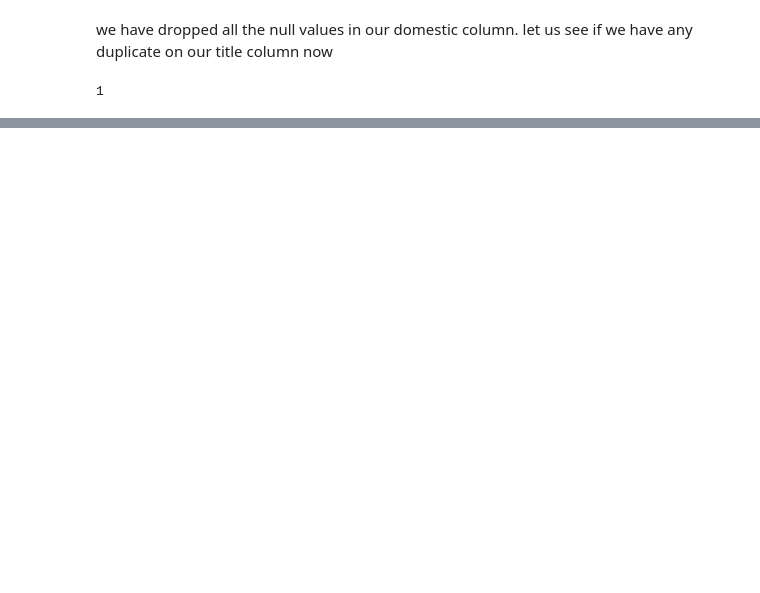
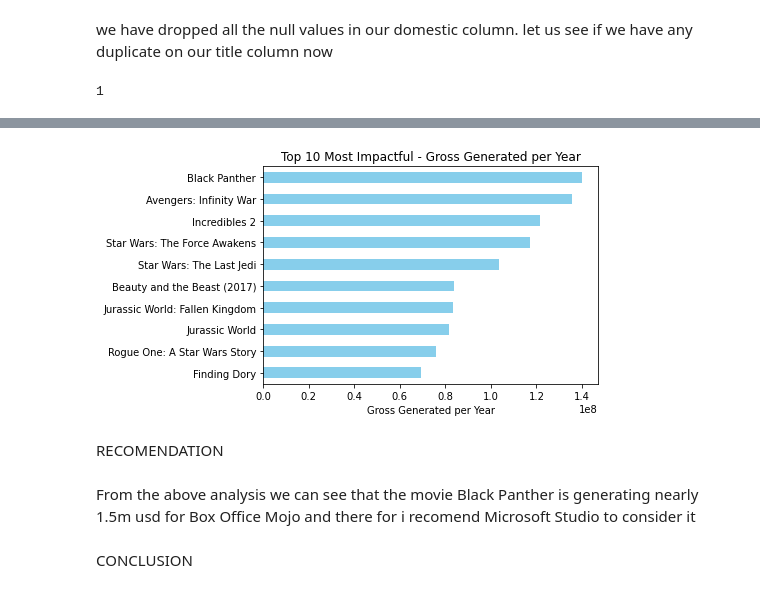
Before and after one commit to Salahudin654/Movie-Creation-Project, a Jupyter notebook: student.ipynb, the cells around one changed output, grey strips where cells are left out. Drawn from its saved outputs; the diff is of its cells as text; code cells hidden in the pictures; blank space fills up the shorter version.

```diff
--- a/student.ipynb
+++ b/student.ipynb
@@ -541,0 +547,4 @@ df2.drop_duplicates(subset='title', inplace=True)
+# %%
+#creating a new column called number of years showing the released year upto 2023
+df2['number_of_year'] = 2023 - df2['year']
+df2
@@ -541,0 +565,4 @@ df2.drop_duplicates(subset='title', inplace=True)
+# %%
+#creating a new column called Gross_generated_per_year
+df2['Gross_generated_per_year'] = df2['domestic_gross']/df2['number_of_year']
+df2
@@ -541,0 +583,19 @@ df2.drop_duplicates(subset='title', inplace=True)
+# %%
+#listing the top 10 movies that have generated the most per year
+top_10_most_impactful = df2.sort_values(by = 'Gross_generated_per_year', ascending = False).head(10)
+# %%
+# Plotting the top 10 most impactful using a horizontal bar plot
+top_10_most_impactful.plot(kind='barh', y='Gross_generated_per_year', x='title', color='skyblue', legend=False)
+plt.title('Top 10 Most Impactful - Gross Generated per Year')
+plt.xlabel('Gross Generated per Year')
+plt.ylabel('')
+plt.gca().invert_yaxis()  # Invert y-axis to have the highest gross at the top
+plt.show()
+# %% [output]
+[figure, added]
+# %% [markdown]
+RECOMENDATION
+# %% [markdown]
+From the above analysis we can see that the movie Black Panther is generating nearly 1.5m usd for Box Office Mojo and there for i recomend Microsoft Studio to consider it
+# %% [markdown]
+CONCLUSION
```
Also changed, not shown: parts of 10 cells of this notebook.
